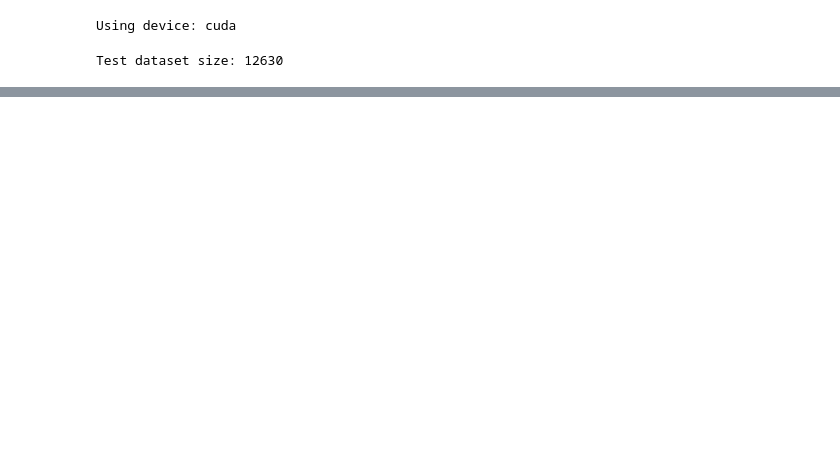
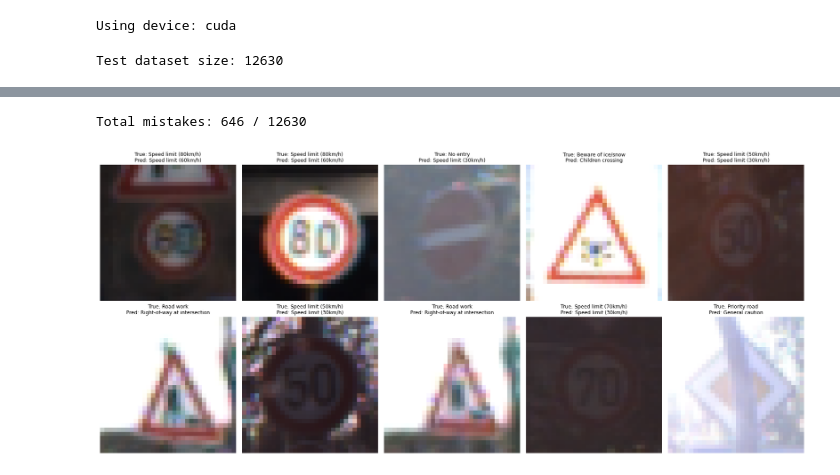
Before and after one commit to Katameqqe/GTSRB-cnn, a Jupyter notebook: test.ipynb, the cells around one changed output, grey strips where cells are left out. Cells and saved outputs as stored; diff of their text form; code cells hidden in the pictures; blank space fills up the shorter version.

```diff
--- a/test.ipynb
+++ b/test.ipynb
@@ -208,0 +269,27 @@ Total mistakes: 954 / 12630
+# %%
+def incorect_pred(all_labels, all_preds):
+    incorrect_indices = np.where(all_preds != all_labels)[0]
+    print(f"Total mistakes: {len(incorrect_indices)} / {len(all_labels)}")
+
+    num_display = min(10, len(incorrect_indices))
+    if num_display > 0:
+        sample_indices = np.random.choice(incorrect_indices, num_display, replace=False)
+        fig, axes = plt.subplots(2, 5, figsize=(18, 8))
+        axes = axes.flatten()
+
+        for ax, idx in zip(axes, sample_indices):
+            image, true_label = test_dataset[idx]
+            image_np = image.permute(1, 2, 0).numpy()
+            pred_label = all_preds[idx]
+
+            ax.imshow(image_np)
+            ax.set_title(f"True: {classes[true_label]}\nPred: {classes[pred_label]}", fontsize=9)
+            ax.axis("off")
+
+        plt.tight_layout()
+        plt.show()
+
+incorect_pred(labels_high_res, preds_high_res)
+# %% [output]
+Total mistakes: 646 / 12630
+[figure, added]
```
Also changed, not shown: parts of 12 cells of this notebook, 2 other files.
